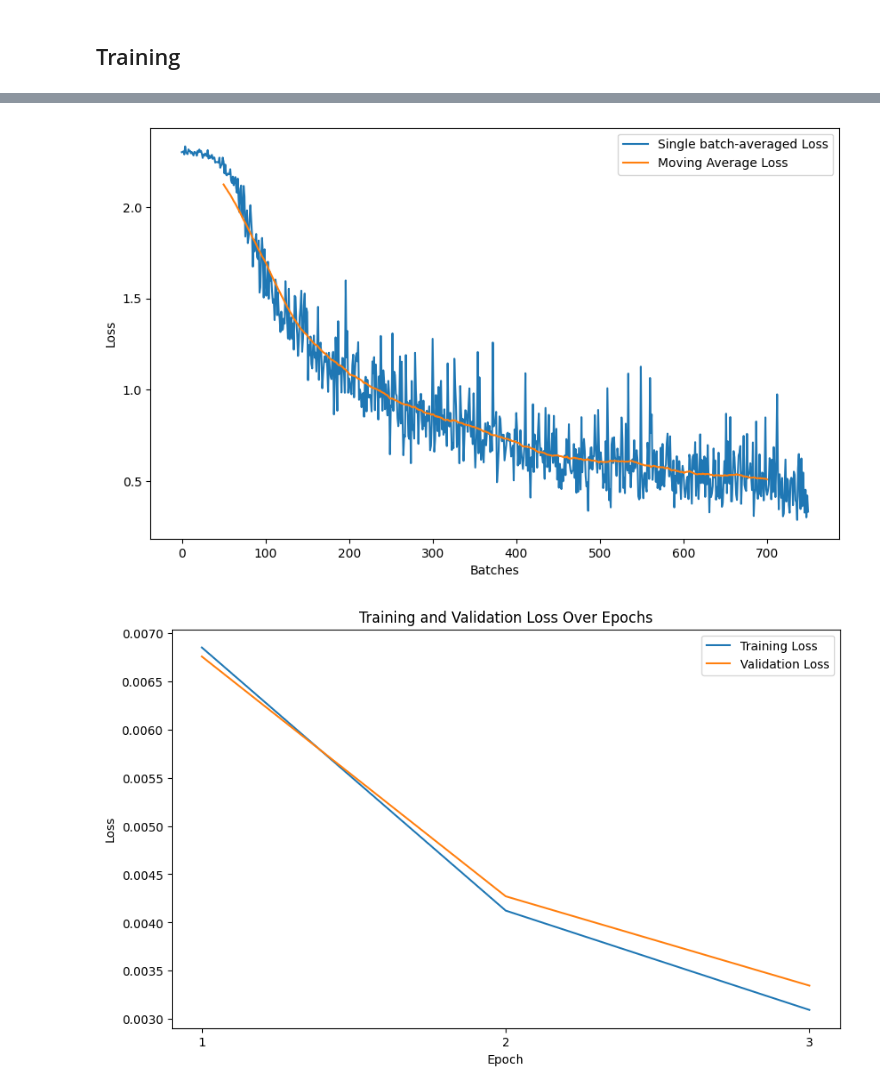
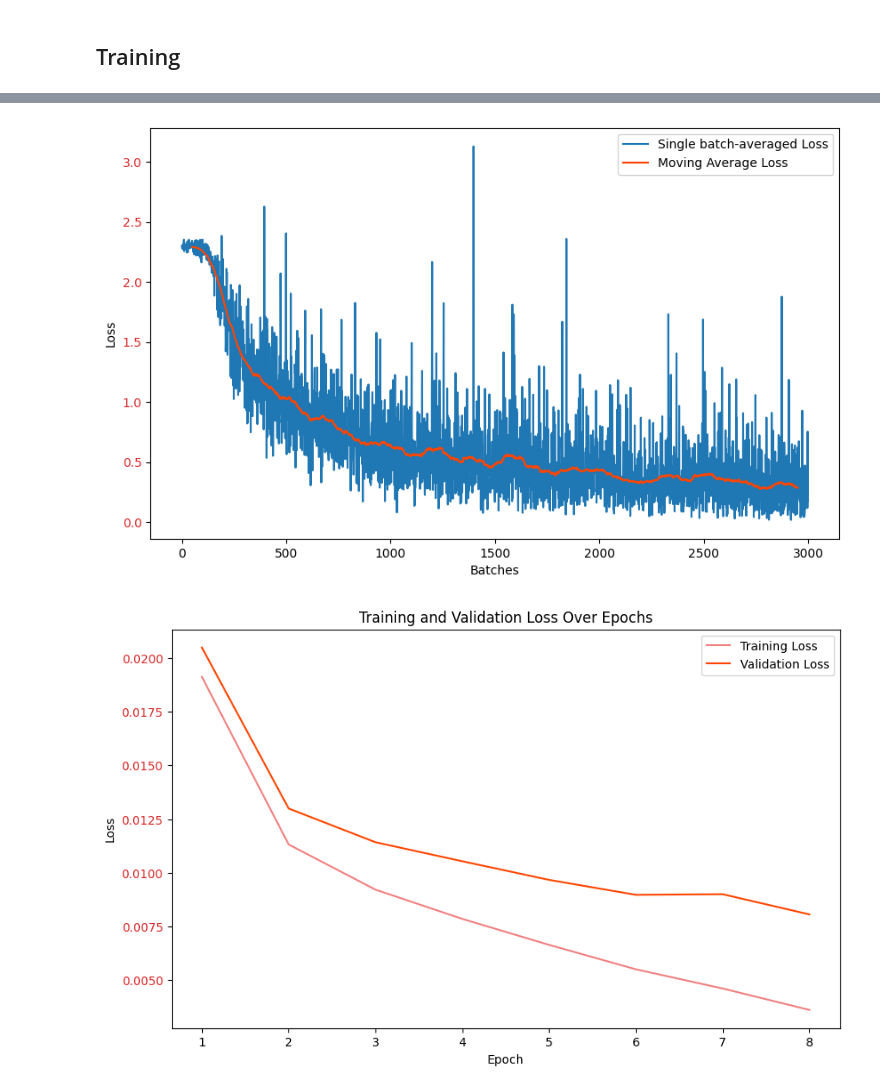
Before and after one commit to michelexyz/DL-group-assignments, a Jupyter notebook: part2.ipynb, the cells around one changed output, grey strips where cells are left out. Saved outputs shown, nothing was run; the diff lists cells and outputs as text; code cells hidden in the pictures.

```diff
--- a/part2.ipynb
+++ b/part2.ipynb
@@ -191,5 +189,5 @@ x_train_resized, y_train_resized, x_val_resized, y_val_resized = x_train_resized
 criterion = nn.CrossEntropyLoss()
 optimizer = torch.optim.Adam(model.parameters(), lr=0.001)
 
-first_epoch_running_loss, train_evaluations, val_evaluations = NN_utils.train(model, x_train_resized, y_train_resized, x_val_resized, y_val_resized, optimizer, criterion, epochs=3, batch_size=64)
+first_epoch_running_loss, train_evaluations, val_evaluations = NN_utils.train(model, x_train_resized, y_train_resized, x_val_resized, y_val_resized, optimizer, criterion, epochs=8, batch_size=16)
 # %% [output]
@@ -199,7 +202,5 @@ Epoch 3/3, Train Loss: 0.0031, Train Acc: 0.9421, Val Loss: 0.0033, Val Acc: 0.9
 # %%
-import matplotlib.pyplot as plt
-
-NN_utils.plot_results(first_epoch_running_loss, train_evaluations, val_evaluations)
+plotting.plot_results(first_epoch_running_loss, train_evaluations, val_evaluations)
 # %% [output]
-[figure, old version]
+[figure, new version]
-[figure, old version]
+[figure, new version]
```
Also changed, not shown: parts of 3 cells of this notebook, 7 other files.
